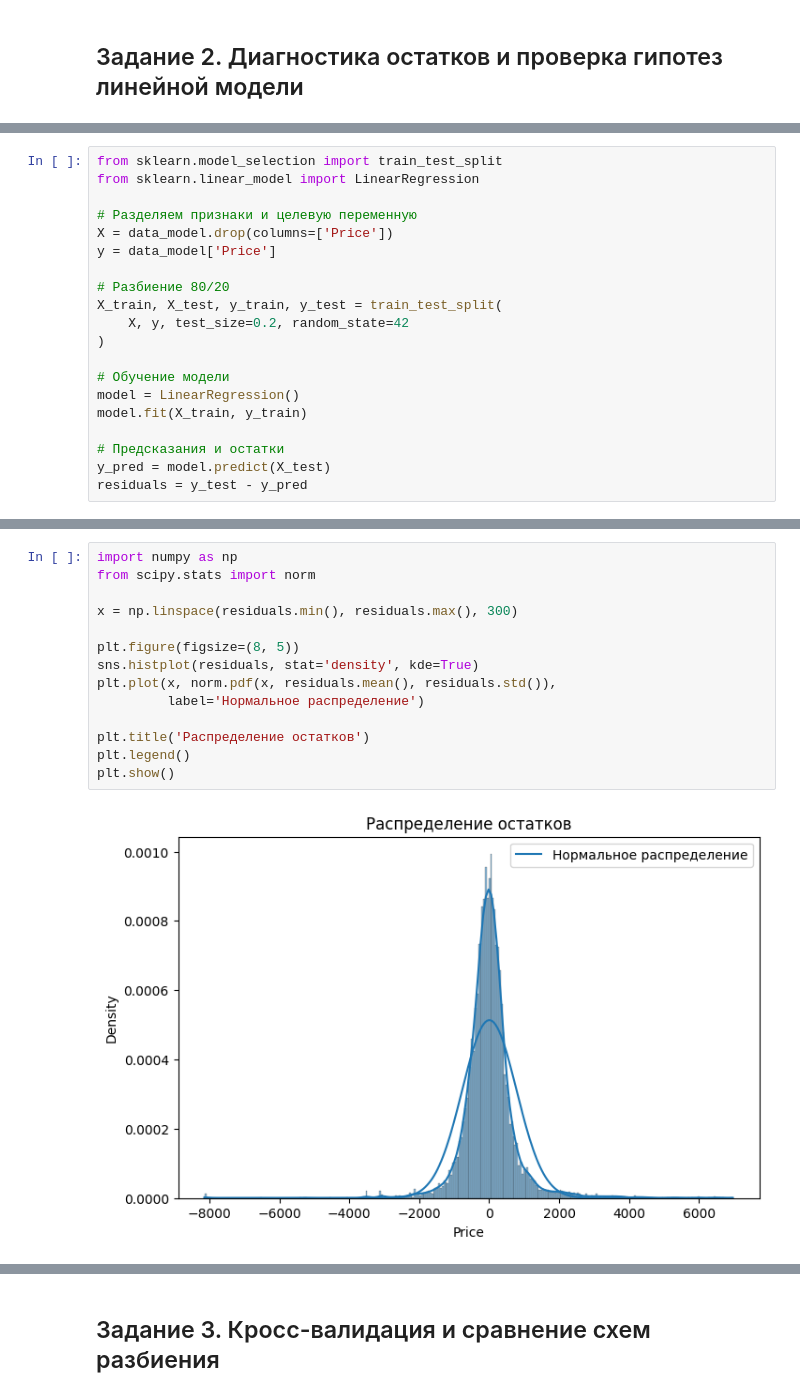
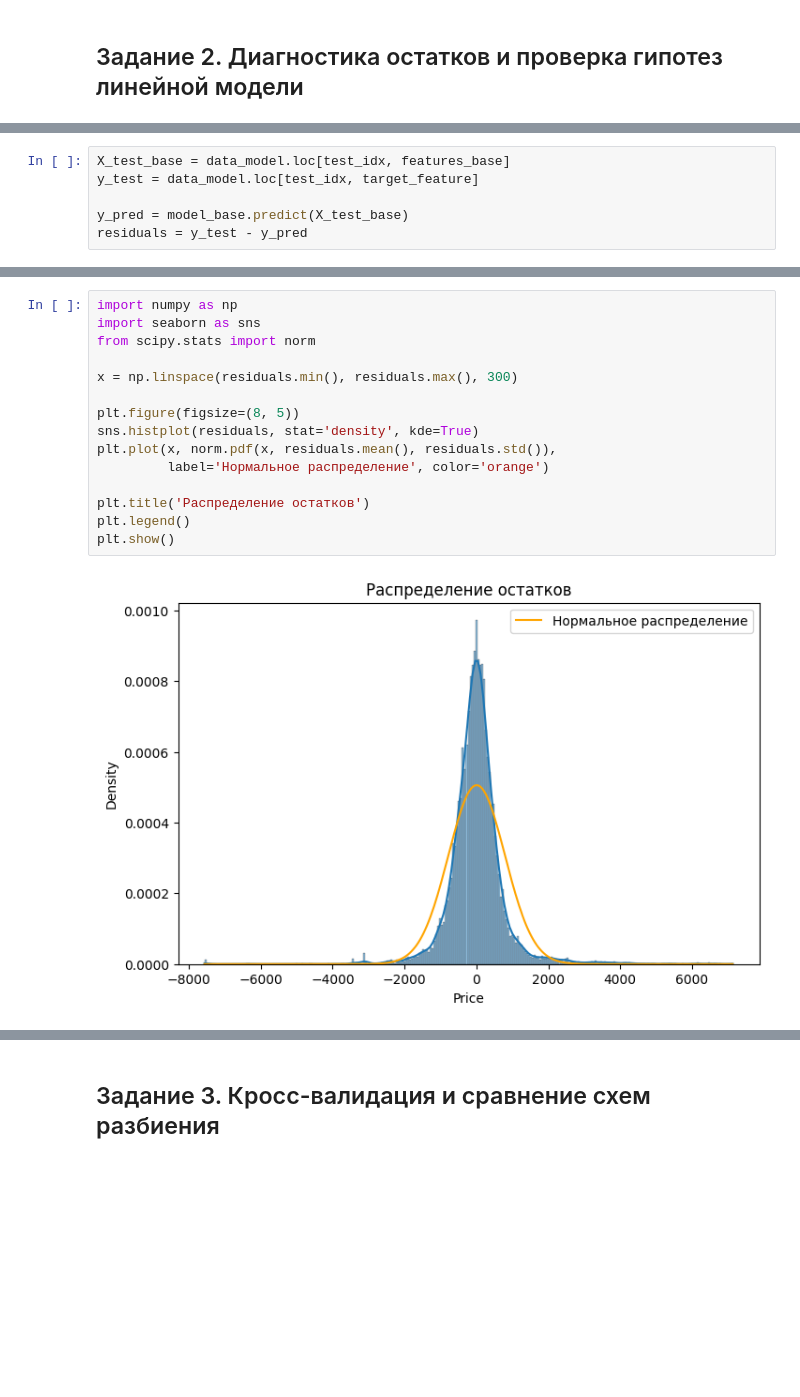
Before and after one commit to Damlrca/ml_master, a Jupyter notebook: lab2_Sadikov_PMvm1_lab2.ipynb, the cells around one changed output, grey strips where cells are left out. Drawn from its saved outputs; the diff is of its cells as text; blank space fills up the shorter version.

```diff
--- a/lab2_Sadikov_PMvm1_lab2.ipynb
+++ b/lab2_Sadikov_PMvm1_lab2.ipynb
@@ -337,20 +342,6 @@ display(coefs)
 # %%
-from sklearn.model_selection import train_test_split
-from sklearn.linear_model import LinearRegression
+X_test_base = data_model.loc[test_idx, features_base]
+y_test = data_model.loc[test_idx, target_feature]
 
-# Разделяем признаки и целевую переменную
-X = data_model.drop(columns=['Price'])
-y = data_model['Price']
-
-# Разбиение 80/20
-X_train, X_test, y_train, y_test = train_test_split(
-    X, y, test_size=0.2, random_state=42
-)
-
-# Обучение модели
-model = LinearRegression()
-model.fit(X_train, y_train)
-
-# Предсказания и остатки
-y_pred = model.predict(X_test)
+y_pred = model_base.predict(X_test_base)
 residuals = y_test - y_pred
@@ -371,19 +348,20 @@ plt.show()
 # %%
 import numpy as np
+import seaborn as sns
 from scipy.stats import norm
 
 x = np.linspace(residuals.min(), residuals.max(), 300)
 
 plt.figure(figsize=(8, 5))
 sns.histplot(residuals, stat='density', kde=True)
 plt.plot(x, norm.pdf(x, residuals.mean(), residuals.std()),
-         label='Нормальное распределение')
+         label='Нормальное распределение', color='orange')
 
 plt.title('Распределение остатков')
 plt.legend()
 plt.show()
 # %% [output]
-[figure, old version]
+[figure, new version]
 # %%
 plt.figure(figsize=(8, 5))
 
```
Also changed, not shown: parts of 45 cells of this notebook.
